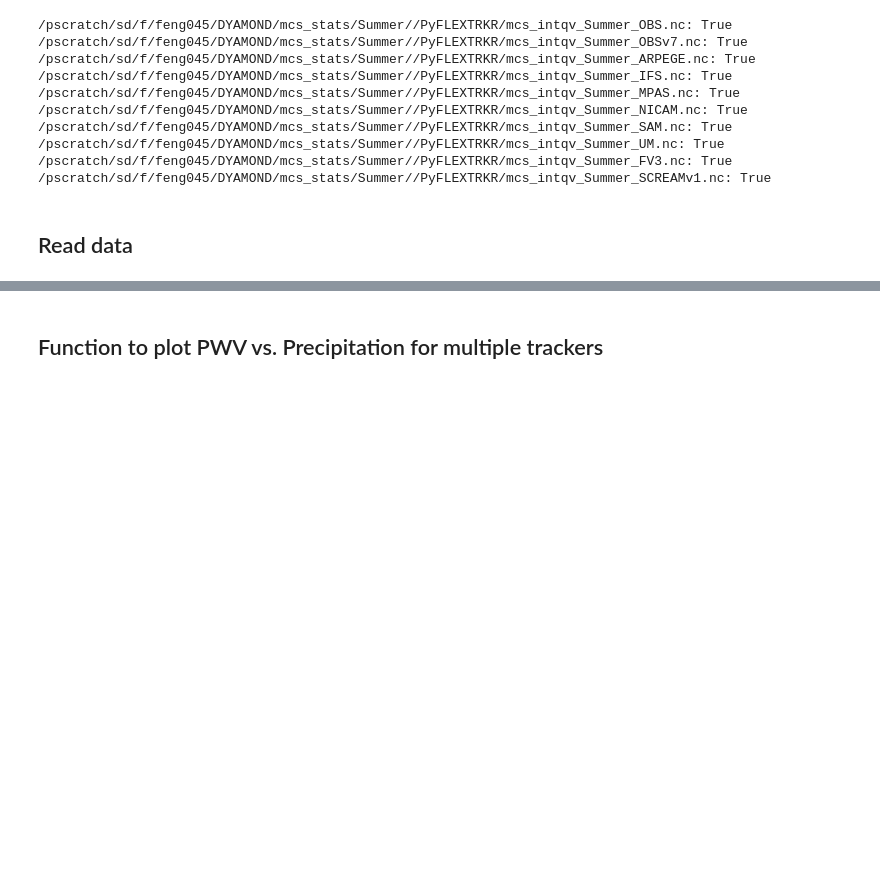
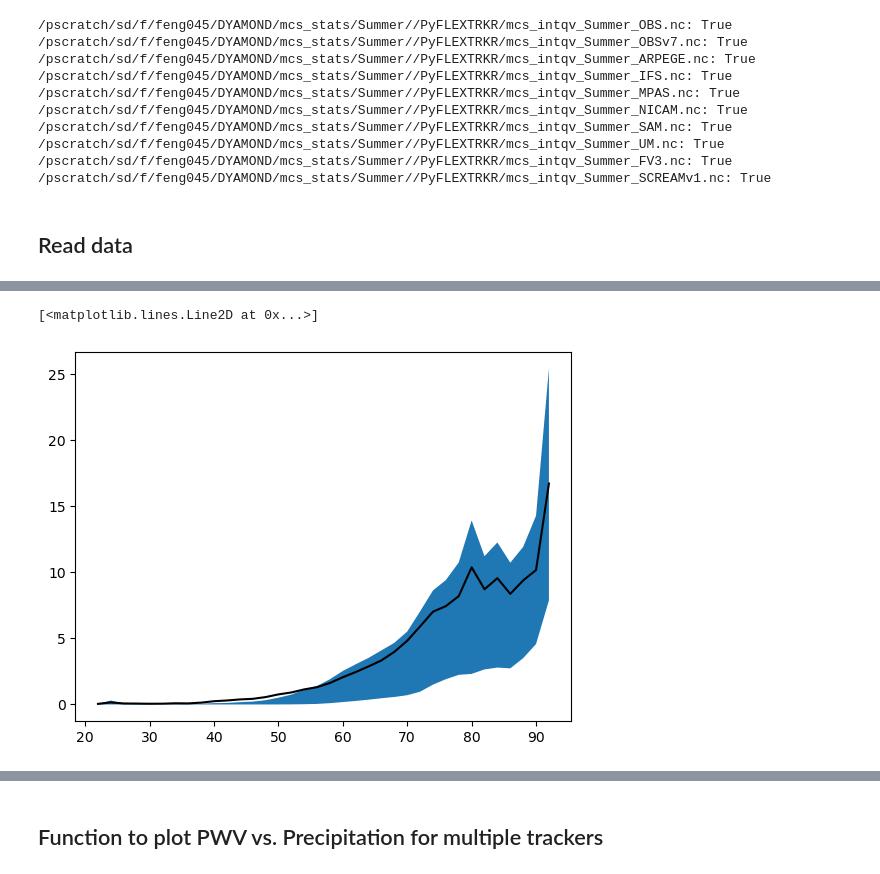
Before and after one commit to WACCEM/MCSMIP-DYAMOND, a Jupyter notebook: Notebooks/mcsmip_mcs_intqv_pair_mean_1tracker.ipynb, the cells around one changed output, grey strips where cells are left out. Cells and saved outputs as stored; diff of their text form; code cells hidden in the pictures; blank space fills up the shorter version.

```diff
--- a/Notebooks/mcsmip_mcs_intqv_pair_mean_1tracker.ipynb
+++ b/Notebooks/mcsmip_mcs_intqv_pair_mean_1tracker.ipynb
@@ -106,3 +131,13 @@ Data variables:
+# %%
+bins = dse_qrt.bins
+q25 = dse_qrt.mcs_ocean_25
+q75 = dse_qrt.mcs_ocean_75
+avg = ds.sel(source='obs').mcs_ocean
+plt.fill_between(bins, q25, q75)
+plt.plot(bins, avg, color='k')
+# %% [output]
+[<matplotlib.lines.Line2D at 0x...>]
+[figure, added]
 # %%
 fig, axes = plt.subplots(1, 2, figsize=[12,5], dpi=100)
 ds.mcs_ocean.plot.line(x='bins', ax=axes[0])
```
Also changed, not shown: parts of 31 cells of this notebook, 12 other files.
